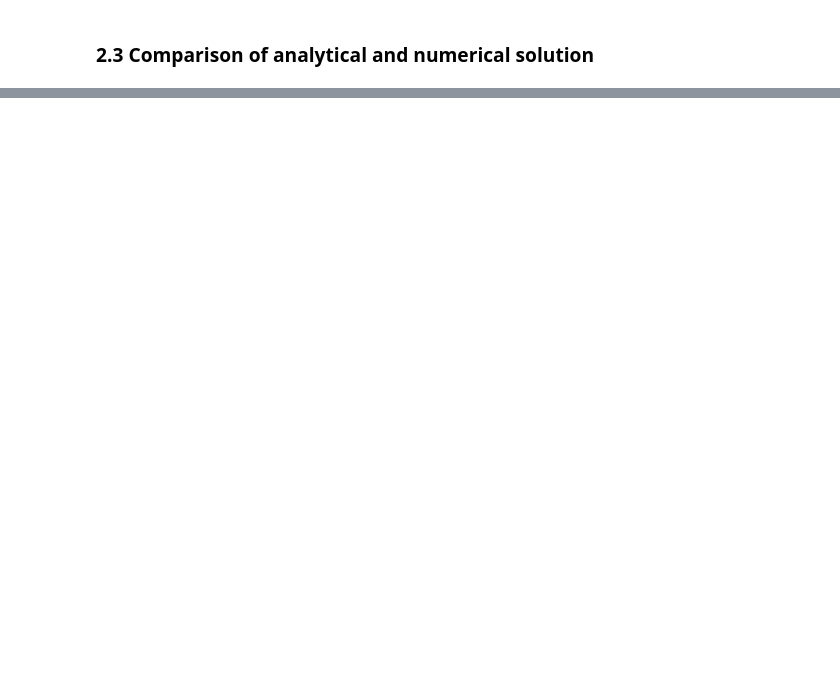
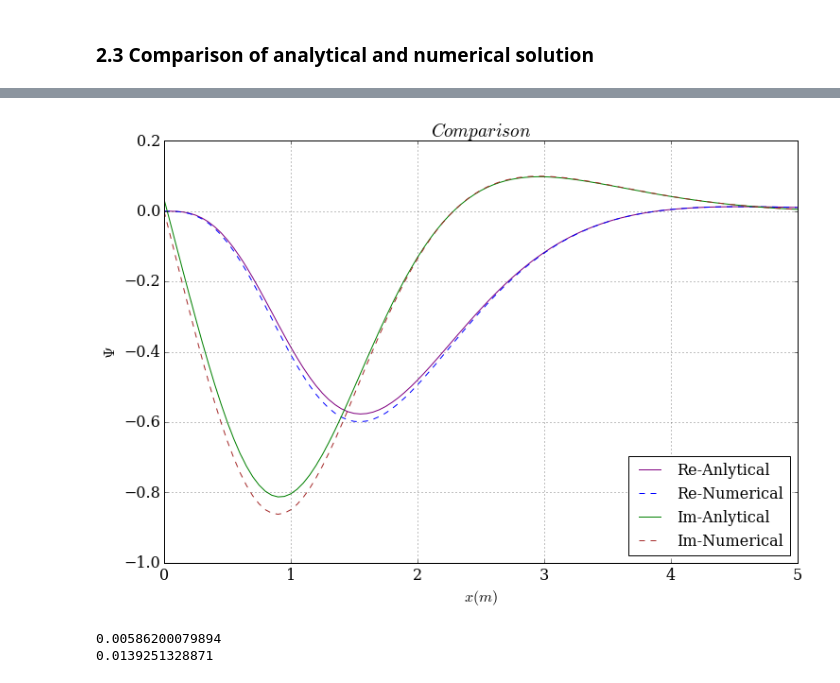
Before and after one commit to numerical-mooc/assignment-bank-2016, a Jupyter notebook: Lyapage/High-Order_NLSE.ipynb, the cells around one changed output, grey strips where cells are left out. Cells and saved outputs as stored; diff of their text form; code cells hidden in the pictures; blank space fills up the shorter version.

Commit message:
the tendency looks right, but error were so large

```diff
--- a/Lyapage/High-Order_NLSE.ipynb
+++ b/Lyapage/High-Order_NLSE.ipynb
@@ -350,0 +361,24 @@ psi_i =
+# %%
+#real part for analytical solution:
+psi_analy_r = numpy.real(psi_analy)
+#Imaginary part for analytical solution:
+psi_analy_i = numpy.imag(psi_analy)
+
+#real part for analytical solution:
+psi_numerical_r = numpy.real(psi_numerical)
+#real part for analytical solution:
+psi_numerical_i = numpy.imag(psi_numerical)
+
+pyplot.figure(figsize = (12,8))
+pyplot.grid(True)
+pyplot.xlabel('$x(m)$',fontsize = 16)
+pyplot.ylabel('$\Psi$',fontsize = 16)
+pyplot.plot(x,psi_analy_r[10],ls='-',color='purple')
+pyplot.plot(x,psi_numerical_r[10],ls='--',color='blue')
+
+pyplot.plot(x,psi_analy_i[10],ls='-',color='green')
+pyplot.plot(x,psi_numerical_i[10],ls='--',color='brown')
+pyplot.legend(['Re-Anlytical','Re-Numerical','Im-Anlytical','Im-Numerical'],loc=4,fontsize = 16)
+pyplot.title('$Comparison$');
+# %% [output]
+[figure, added]
@@ -350,0 +412,7 @@ psi_i =
+# %%
+e_r,e_i = L2_error(psi_analy[10],psi_numerical[10])
+print(e_r)
+print(e_i)
+# %% [output]
+0.00586200079894
+0.0139251328871
```
Also changed, not shown: parts of 14 cells of this notebook.
